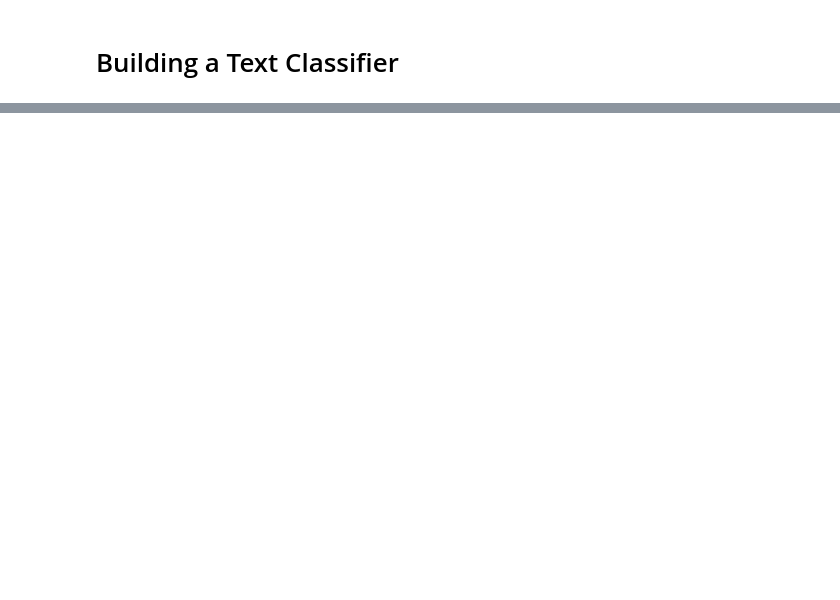
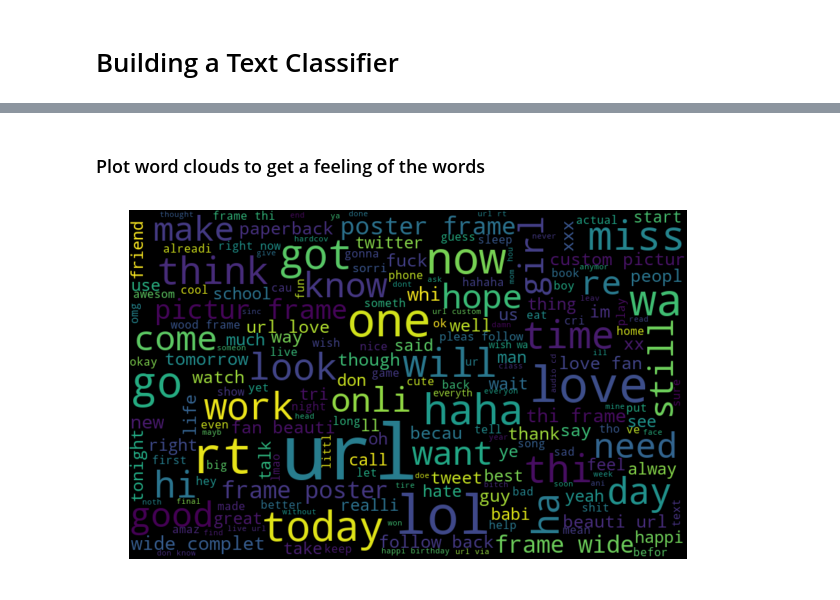
Before and after one commit to baraschi/Twitter_Sentiment_Analysis, a Jupyter notebook: Text Classification.ipynb, the cells around one changed output, grey strips where cells are left out. Drawn from its saved outputs; the diff is of its cells as text; code cells hidden in the pictures; blank space fills up the shorter version.

Commit message:
basic data cleaning

```diff
--- a/Text Classification.ipynb
+++ b/Text Classification.ipynb
@@ -60,0 +86,2 @@ features_pos = feature_representation(train_pos)
+# %%
+stem = stemmed_tokenized_tweets.copy()
@@ -60,0 +90,5 @@ features_pos = feature_representation(train_pos)
+# %%
+for i in range(len(stem)):
+    stem[i] = ' '.join(stem[i])
+# %%
+tweets['clean_tweet'] = stem
@@ -60,0 +105,13 @@ features_pos = feature_representation(train_pos)
+# %% [markdown]
+### Plot word clouds to get a feeling of the words
+# %%
+all_words = ' '.join([text for text in tweets['clean_tweet']])
+# %%
+from wordcloud import WordCloud
+wordcloud = WordCloud(width=800, height=500, random_state=21, max_font_size=110).generate(all_words)
+plt.figure(figsize=(10, 7))
+plt.imshow(wordcloud, interpolation="bilinear")
+plt.axis('off')
+plt.show()
+# %% [output]
+[figure, added]
```
Also changed, not shown: parts of 41 cells of this notebook.
